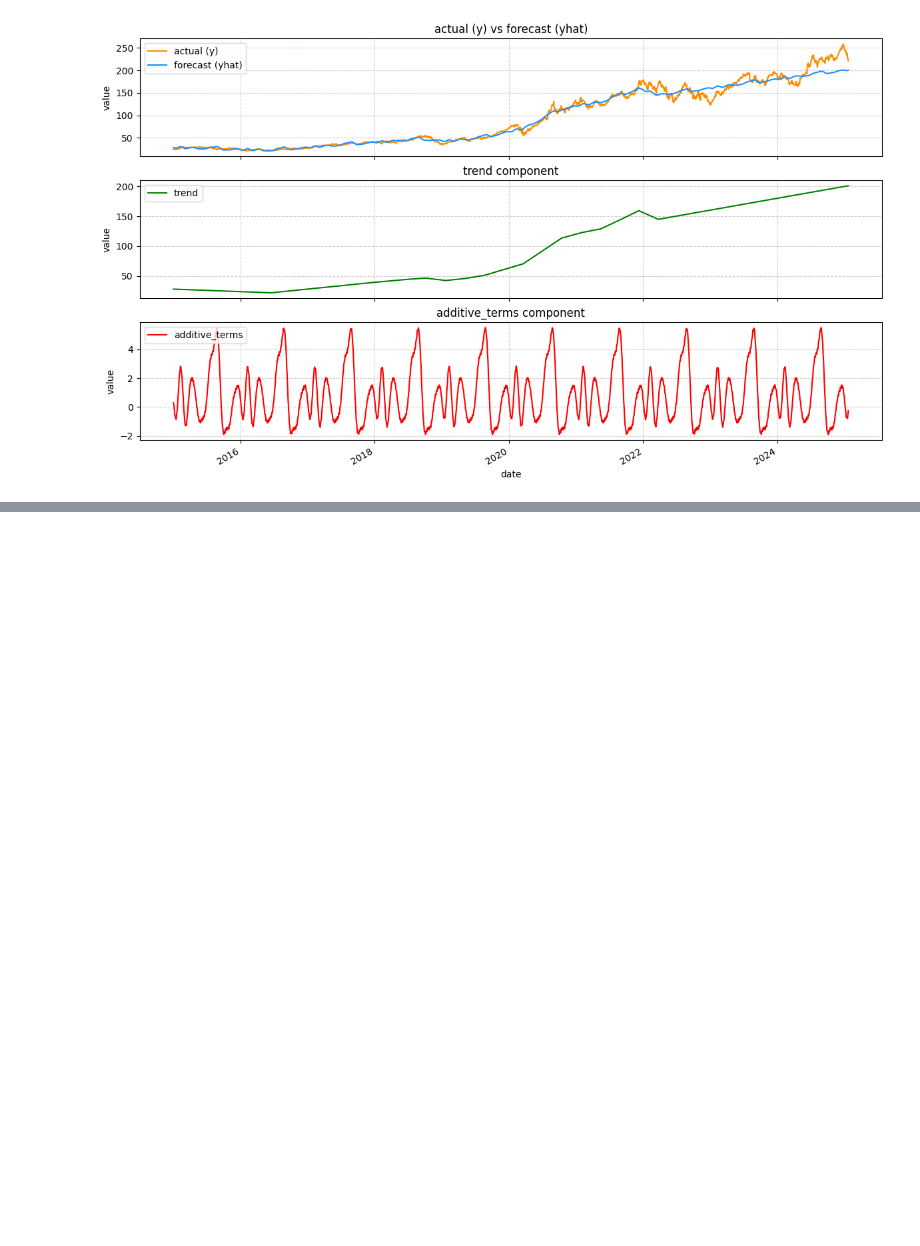
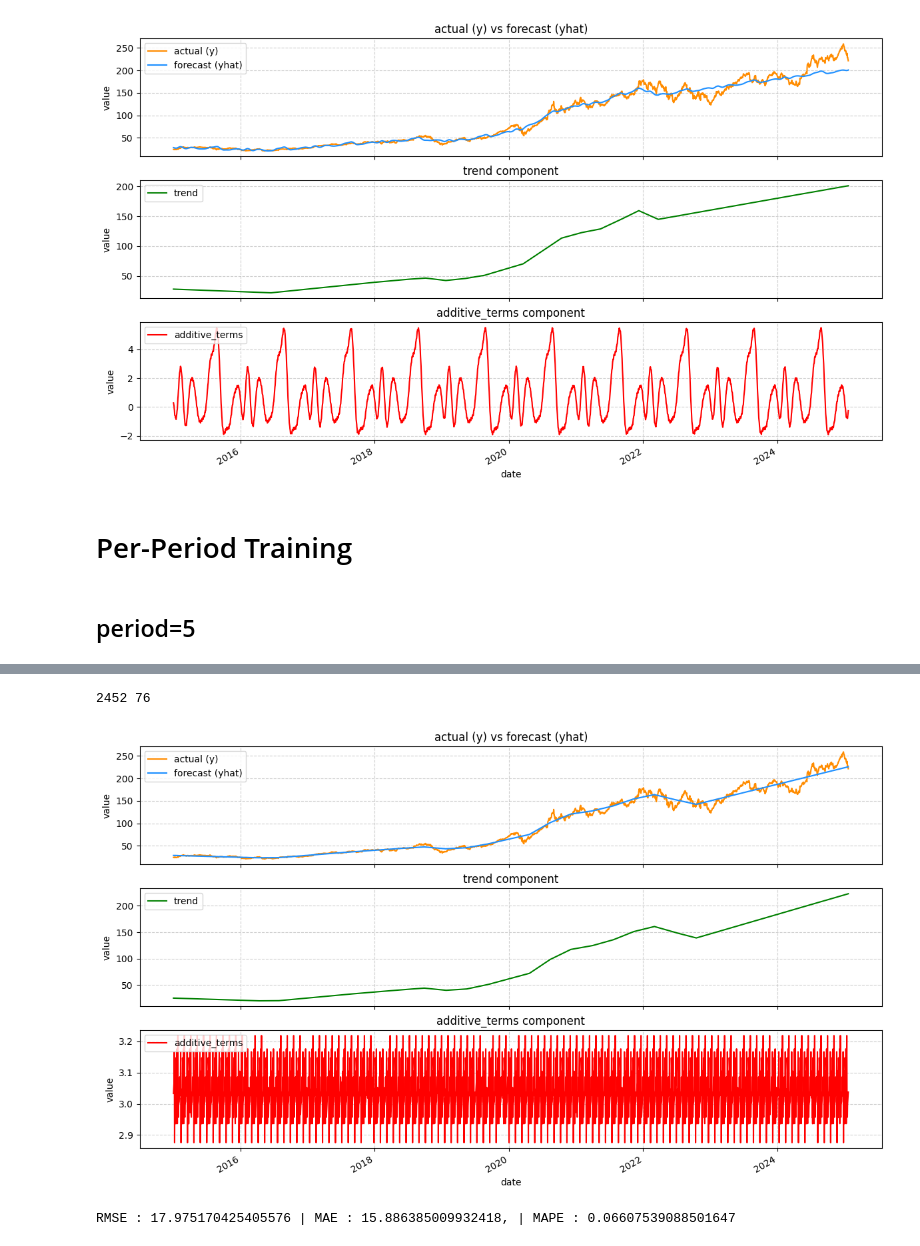
Before and after one commit to nismafaaa/clear-stocks-frontend, a Jupyter notebook: notebook/prophet_test.ipynb, the cells around one changed output, grey strips where cells are left out. Cells and saved outputs as stored; diff of their text form; code cells hidden in the pictures; blank space fills up the shorter version.

```diff
--- a/notebook/prophet_test.ipynb
+++ b/notebook/prophet_test.ipynb
@@ -711,3 +709,33 @@ plot_prophet_components(stock, model_bp4)
 21:17:34 - cmdstanpy - INFO - Chain [1] start processing
 21:17:35 - cmdstanpy - INFO - Chain [1] done processing
 [figure]
+# %% [markdown]
+# Per-Period Training
+# %% [markdown]
+## period=5
+# %%
+spld = get_split_date(aapl_stock, 0.97)
+
+model_pp1 = Prophet(
+    holidays=None,
+    changepoint_prior_scale=0.1,
+    seasonality_prior_scale=10,
+    seasonality_mode='additive',
+    period=5
+).fit(get_prepared_data(data=aapl_stock[:spld], column='Close'))  # Fit model with given params
+df_cv = cross_validation(model_pp1, initial='5 days', period='5 days', horizon = '1 days', parallel='processes')
+df_p = performance_metrics(df_cv, rolling_window=1)
+
+ttr, tte = train_test_split(aapl_stock["Close"], spld)
+print(len(ttr), len(tte))
+
+forecast_pp1 = model_pp1.predict(future_dates)
+
+plot_prophet_components(stock, model_pp1)
+
+rmse = root_mean_squared_error(aapl_stock[spld:]['Close'], forecast_pp1['yhat'][forecast_pp1['ds'] >= spld])
+mae = mean_absolute_error(aapl_stock[spld:]['Close'], forecast_pp1['yhat'][forecast_pp1['ds'] >= spld])
+mape = mean_absolute_percentage_error(aapl_stock[spld:]['Close'], forecast_pp1['yhat'][forecast_pp1['ds'] >= spld])
+
+print(f"RMSE : {rmse} | MAE : {mae}, | MAPE : {mape}")
+# %% [output]
@@ -713,0 +745,3 @@ plot_prophet_components(stock, model_bp4)
+2452 76
+[figure, added]
+RMSE : 17.975170425405576 | MAE : 15.886385009932418, | MAPE : 0.06607539088501647
```
Also changed, not shown: parts of 20 cells of this notebook.
